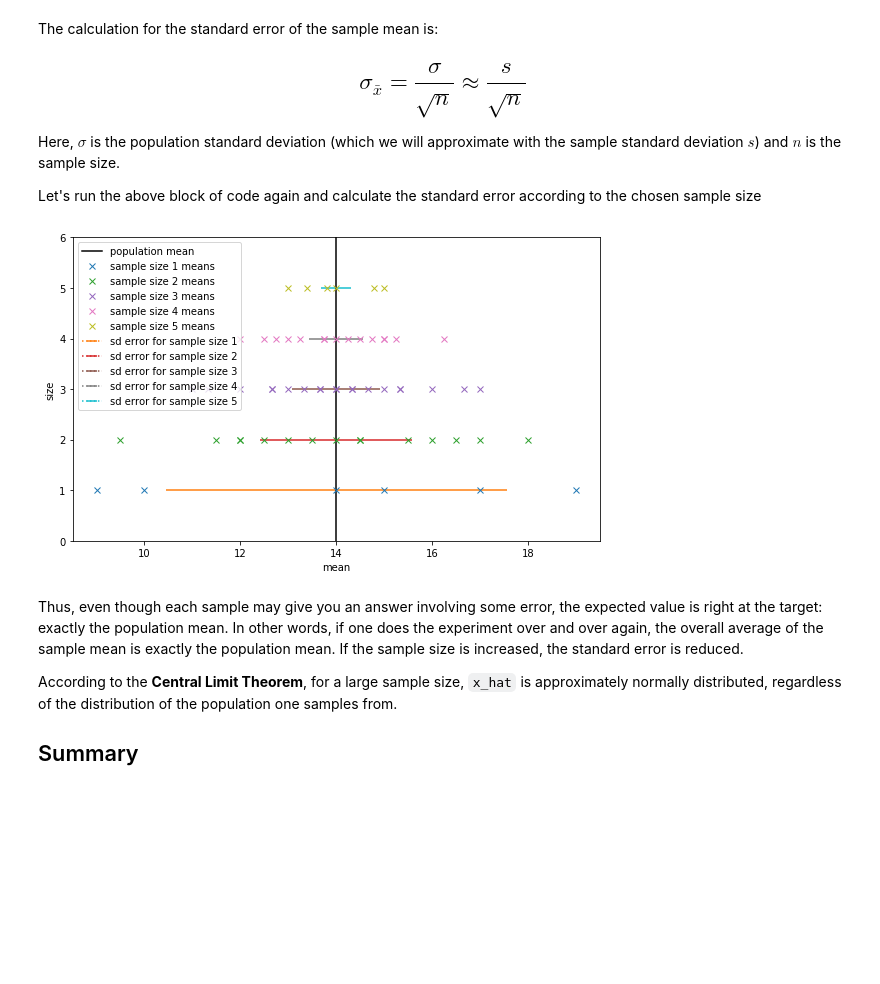
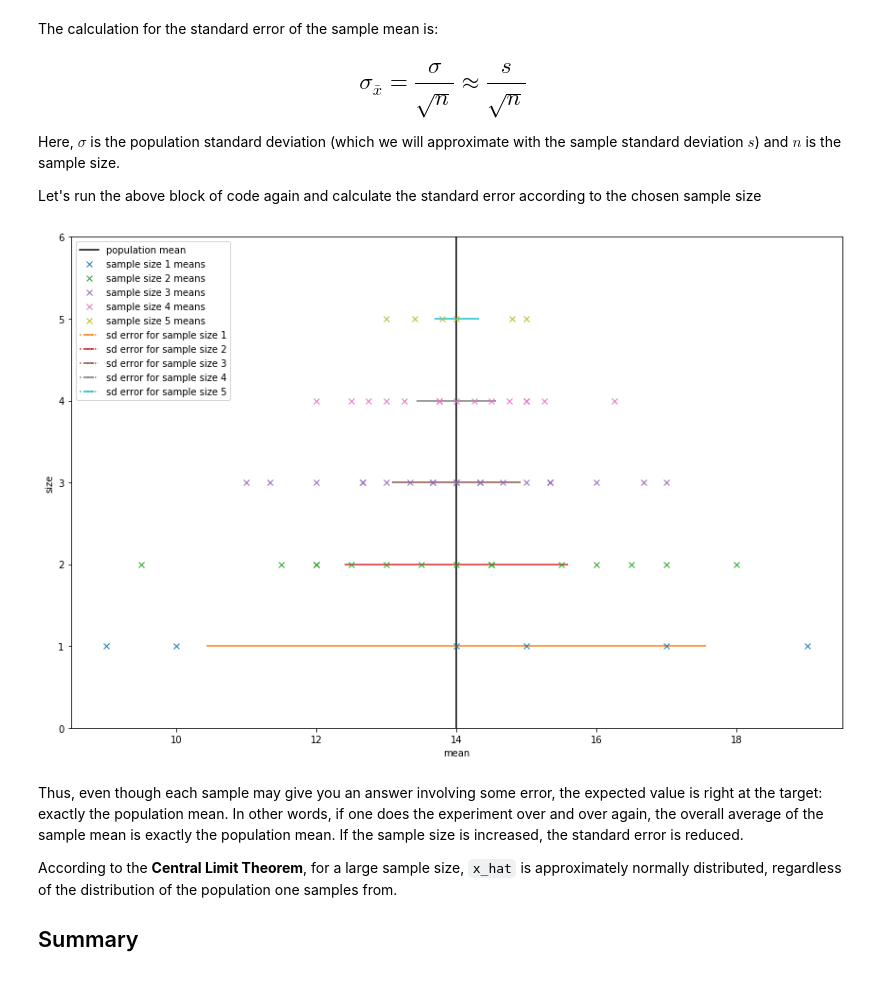
Before and after one commit to sacontreras/dsc-sampling-statistics-lab-online-ds-sp-000, a Jupyter notebook: index.ipynb, the cells around one changed output. Saved outputs shown, nothing was run; the diff lists cells and outputs as text; code cells hidden in the pictures; blank space fills up the shorter version.

```diff
--- a/index.ipynb
+++ b/index.ipynb
@@ -383,34 +383,34 @@ Let's run the above block of code again and calculate the standard error accordi
 # %%
 # Create empty lists for storing sample means, combinations and standard error for each iteration
 means_list = []
 combs_list = []
 err_list = []
 
-fig = plt.figure(figsize=(8,5))
+fig = plt.figure(figsize=(12,8))
 plt.axvline(x=mu, c="black", label="population mean")
 
 # Create a for loop with changing sample sizes
 for n in range(1, len(pumpkin_dict)):
     # Calculate combinations, means as earlier, append to relevant lists
     mu, key_combos, combo_means = sample_means(n, pumpkin_dict)
     probs = calculate_probability(combo_means)
     mu_x_hat = sum(combo_means)/len(combo_means)
     means_list.append(mu_x_hat)
     combs_list.append(key_combos)
     err = np.std(combo_means)/np.sqrt(n)
     err_list.append(err)
 
     plt.plot(combo_means, [n for i in range(len(combo_means))], marker='x', linestyle="None", label=f"sample size {n} means")
     plt.errorbar([mu], [n], xerr=[err], linestyle=":", label=f"sd error for sample size {n}")
 
 plt.xlabel("mean")
 plt.ylabel("size")
 plt.yticks(range(0, len(pumpkin_dict)+1))
 plt.legend(loc='upper left')
 fig.tight_layout()
 plt.show();
 # %% [output]
-[figure, old version]
+[figure, new version]
 # %% [markdown]
 Thus, even though each sample may give you an answer involving some error, the expected value is right at the target: exactly the population mean. In other words, if one does the experiment over and over again, the overall average of the sample mean is exactly the population mean. If the sample size is increased, the standard error is reduced.
 
```
Also changed, not shown: parts of 1 cell of this notebook.
